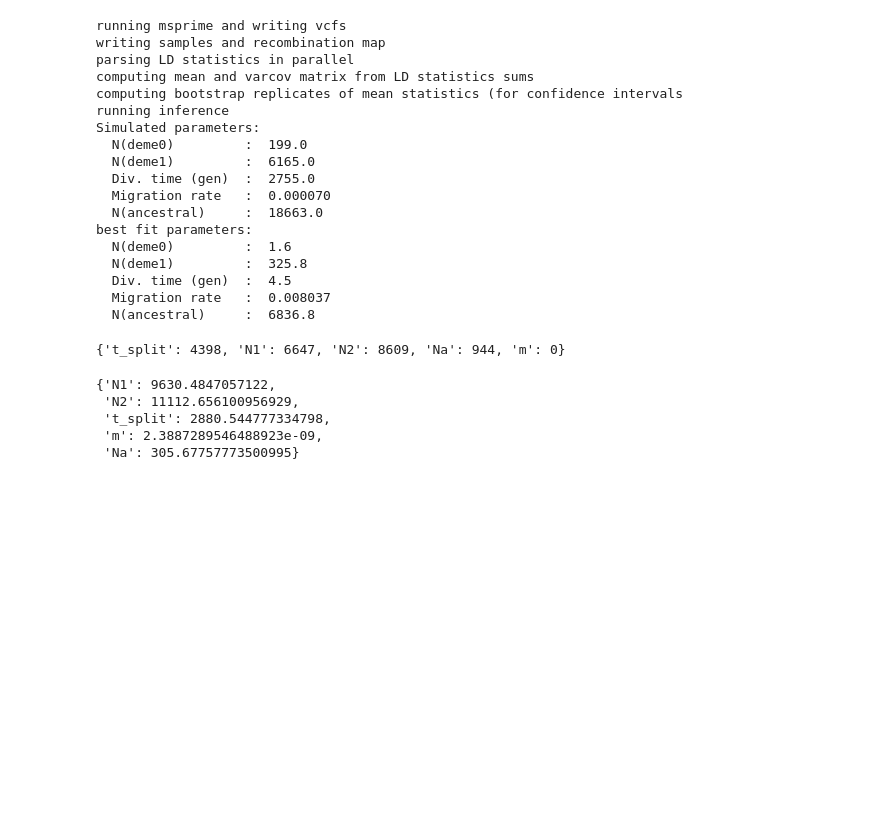
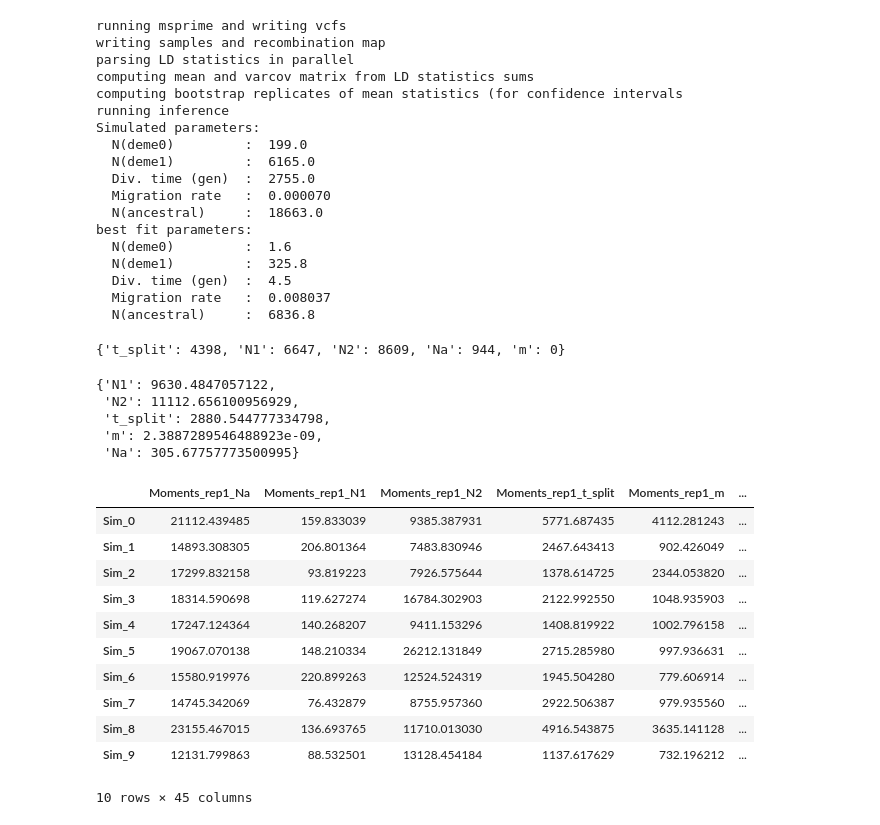
Before and after one commit to ak1376/Demographic_Inference, a Jupyter notebook: notebooks/ld_example.ipynb, the cells around one changed output. Drawn from its saved outputs; the diff is of its cells as text; code cells hidden in the pictures; blank space fills up the shorter version.

```diff
--- a/notebooks/ld_example.ipynb
+++ b/notebooks/ld_example.ipynb
@@ -625,3 +625,22 @@ data['opt_params_momentsLD']
  't_split': 2880.544777334798,
  'm': 2.3887289546488923e-09,
  'Na': 305.67757773500995}
+# %%
+import pickle
+with open('/sietch_colab/akapoor/Demographic_Inference/split_isolation_model_dadi_analysis_True_moments_analysis_True_momentsLD_analysis_True_seed_42/sims/sims_pretrain_20_sims_inference_1_seed_42_num_replicates_3_top_values_2/preprocessing_results_obj.pkl', 'rb') as f:
+    data = pickle.load(f)
+# %%
+data['training']['predictions']
+# %% [output]
+|  | Moments_rep1_Na | Moments_rep1_N1 | Moments_rep1_N2 | Moments_rep1_t_split | Moments_rep1_m | ... |
+| Sim_0 | 21112.439485 | 159.833039 | 9385.387931 | 5771.687435 | 4112.281243 | ... |
+| Sim_1 | 14893.308305 | 206.801364 | 7483.830946 | 2467.643413 | 902.426049 | ... |
+| Sim_2 | 17299.832158 | 93.819223 | 7926.575644 | 1378.614725 | 2344.053820 | ... |
+| Sim_3 | 18314.590698 | 119.627274 | 16784.302903 | 2122.992550 | 1048.935903 | ... |
+| Sim_4 | 17247.124364 | 140.268207 | 9411.153296 | 1408.819922 | 1002.796158 | ... |
+| Sim_5 | 19067.070138 | 148.210334 | 26212.131849 | 2715.285980 | 997.936631 | ... |
+| Sim_6 | 15580.919976 | 220.899263 | 12524.524319 | 1945.504280 | 779.606914 | ... |
+| Sim_7 | 14745.342069 | 76.432879 | 8755.957360 | 2922.506387 | 979.935560 | ... |
+| Sim_8 | 23155.467015 | 136.693765 | 11710.013030 | 4916.543875 | 3635.141128 | ... |
+| Sim_9 | 12131.799863 | 88.532501 | 13128.454184 | 1137.617629 | 732.196212 | ... |
+10 rows × 45 columns
```
Also changed, not shown: 4 other files.
